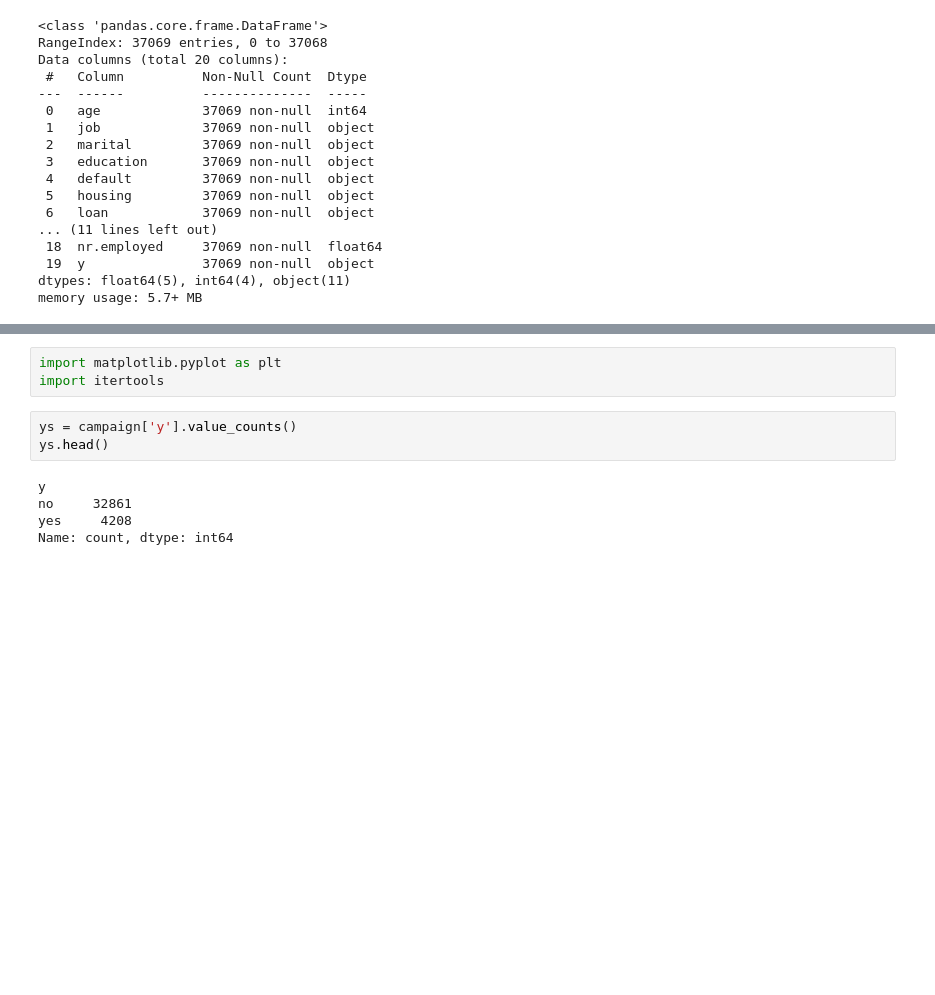
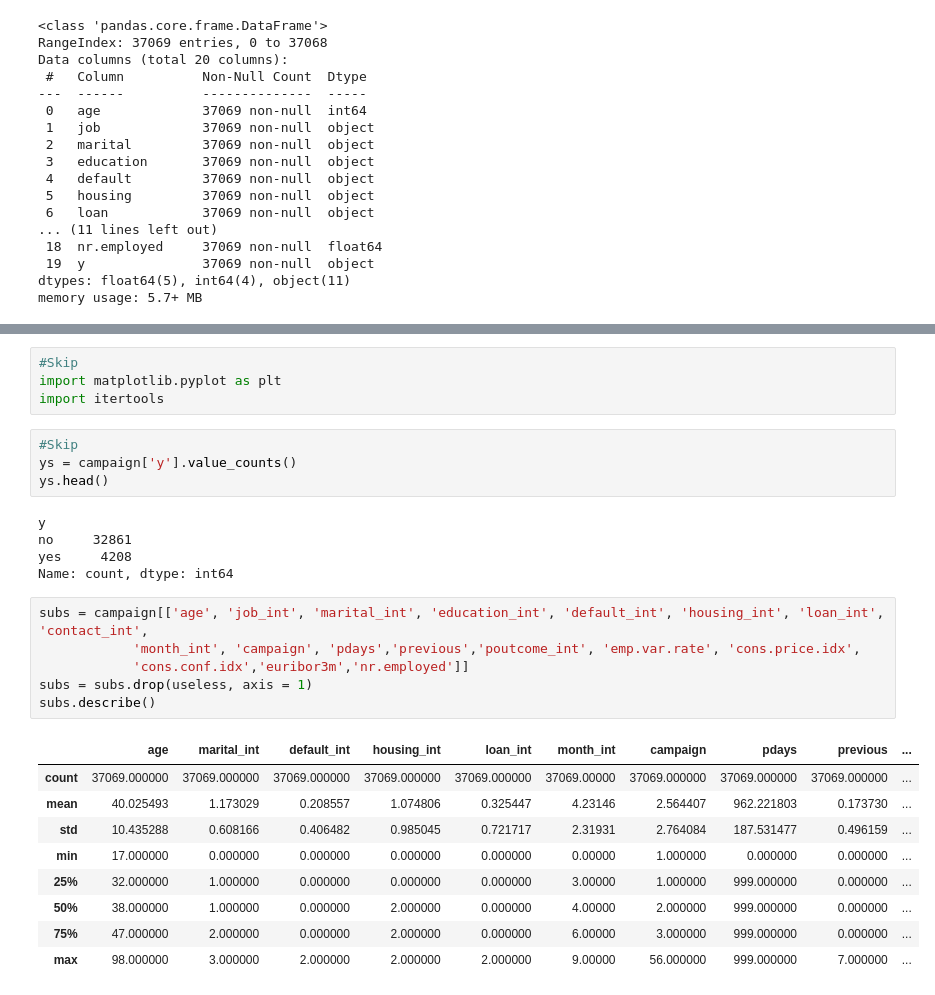
Before and after one commit to 1Ramirez7/Machine-Learning, a Jupyter notebook: bank_project/david_bank.ipynb, the cells around one changed output, grey strips where cells are left out. Saved outputs shown, nothing was run; the diff lists cells and outputs as text; blank space fills up the shorter version.

```diff
--- a/bank_project/david_bank.ipynb
+++ b/bank_project/david_bank.ipynb
@@ -90,7 +93,9 @@ plt.show()
 # %%
+#Skip
 import matplotlib.pyplot as plt
 import itertools
 # %%
+#Skip
 ys = campaign['y'].value_counts()
 ys.head()
 # %% [output]
@@ -98,4 +103,20 @@ y
 no     32861
 yes     4208
 Name: count, dtype: int64
+# %%
+subs = campaign[['age', 'job_int', 'marital_int', 'education_int', 'default_int', 'housing_int', 'loan_int', 'contact_int',
+            'month_int', 'campaign', 'pdays','previous','poutcome_int', 'emp.var.rate', 'cons.price.idx',
+            'cons.conf.idx','euribor3m','nr.employed']]
+subs = subs.drop(useless, axis = 1)
+subs.describe()
+# %% [output]
+|  | age | marital_int | default_int | housing_int | loan_int | month_int | campaign | pdays | previous | ... |
+| count | 37069.000000 | 37069.000000 | 37069.000000 | 37069.000000 | 37069.000000 | 37069.00000 | 37069.000000 | 37069.000000 | 37069.000000 | ... |
+| mean | 40.025493 | 1.173029 | 0.208557 | 1.074806 | 0.325447 | 4.23146 | 2.564407 | 962.221803 | 0.173730 | ... |
+| std | 10.435288 | 0.608166 | 0.406482 | 0.985045 | 0.721717 | 2.31931 | 2.764084 | 187.531477 | 0.496159 | ... |
+| min | 17.000000 | 0.000000 | 0.000000 | 0.000000 | 0.000000 | 0.00000 | 1.000000 | 0.000000 | 0.000000 | ... |
+| 25% | 32.000000 | 1.000000 | 0.000000 | 0.000000 | 0.000000 | 3.00000 | 1.000000 | 999.000000 | 0.000000 | ... |
+| 50% | 38.000000 | 1.000000 | 0.000000 | 2.000000 | 0.000000 | 4.00000 | 2.000000 | 999.000000 | 0.000000 | ... |
+| 75% | 47.000000 | 2.000000 | 0.000000 | 2.000000 | 0.000000 | 6.00000 | 3.000000 | 999.000000 | 0.000000 | ... |
+| max | 98.000000 | 3.000000 | 2.000000 | 2.000000 | 2.000000 | 9.00000 | 56.000000 | 999.000000 | 7.000000 | ... |
 # %%
```
Also changed, not shown: parts of 6 cells of this notebook.
